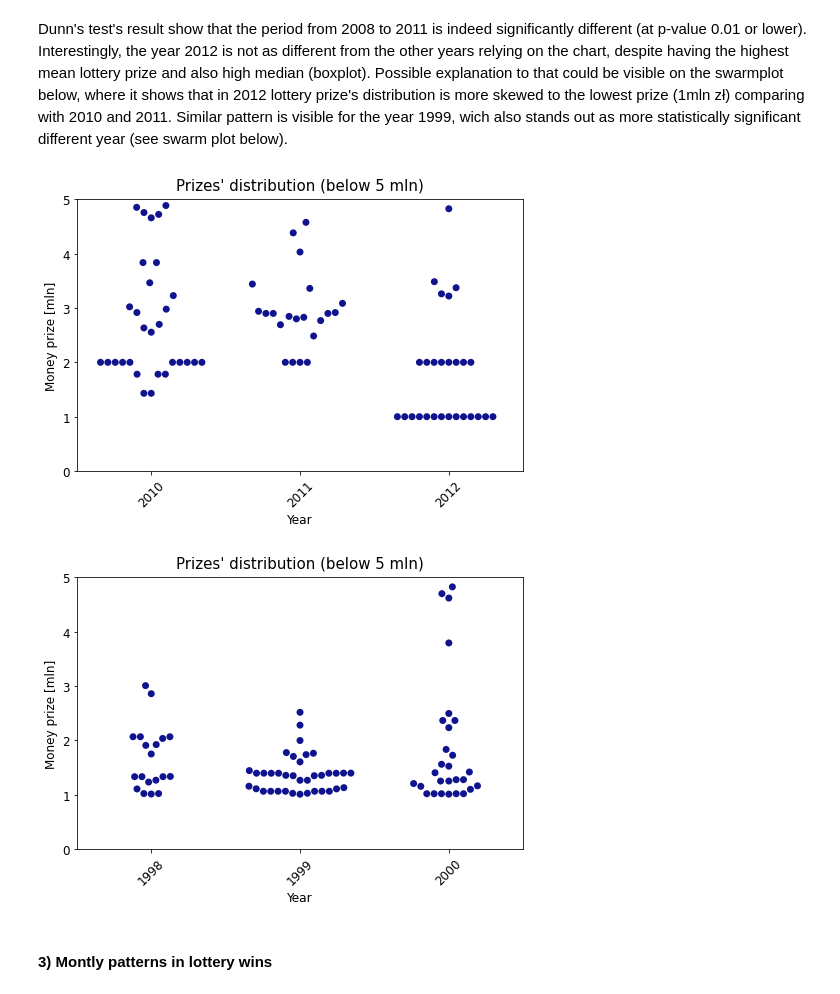
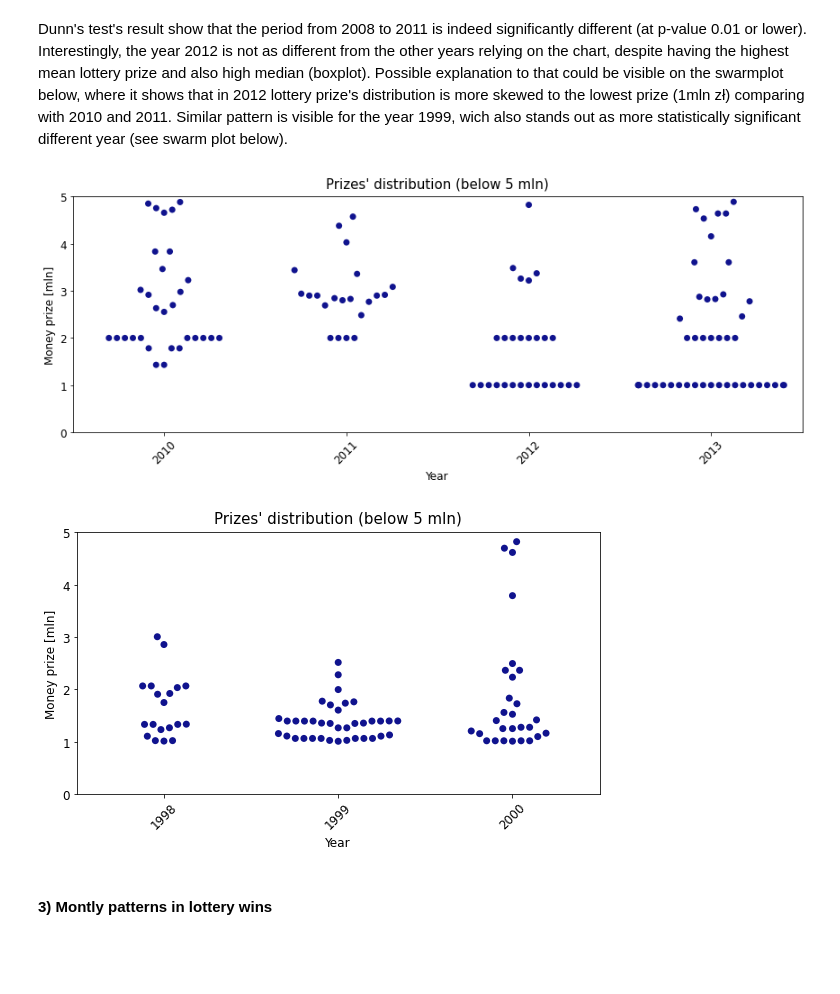
Before and after one commit to piotrsoczewka/Lotto, a Jupyter notebook: Data import and analysis.ipynb, the cells around one changed output. Saved outputs shown, nothing was run; the diff lists cells and outputs as text; code cells hidden in the pictures; blank space fills up the shorter version.

```diff
--- a/Data import and analysis.ipynb
+++ b/Data import and analysis.ipynb
@@ -243,20 +243,22 @@ plt.show()
 Dunn's test's result show that the period from 2008 to 2011 is indeed significantly different (at p-value 0.01 or lower). Interestingly, the year 2012 is not as different from the other years relying on the chart, despite having the highest mean lottery prize and also high median (boxplot). Possible explanation to that could be visible on the swarmplot below, where it shows that in 2012 lottery prize's distribution is more skewed to the lowest prize (1mln zł) comparing with 2010 and 2011. Similar pattern is visible for the year 1999, wich also stands out as more statistically significant different year (see swarm plot below).
 # %%
 fig, ax = plt.subplots()
-fig.set_size_inches([8, 5])
-years = [2010, 2011, 2012]
+fig.set_size_inches([12, 5])
+years = [2010, 2011, 2012, 2013]
 ax = sns.swarmplot(x='year', y='lottery_prize', data=lottery_data[lottery_data['year'].isin(years)],
                    color='#10138E', size=7)
 ax.set_ylim(0, 5000000)
 ax.set_title("Prizes' distribution (below 5 mln)", fontsize=15, pad=10)
 ax.set_xlabel('Year', fontsize=12)
 ax.set_xticklabels(ax.get_xticklabels(), rotation=45, fontsize=12)
 ax.set_ylabel('Money prize [mln]', fontsize=12)
 ax.set_yticklabels(list(range(0,6,1)), fontsize=12)
+
+plt.tight_layout()
 plt.savefig('images/2010-2012_focus.png', dpi=600)
 plt.show()
 # %% [output]
-[figure, old version]
+[figure, new version]
 # %%
 fig, ax = plt.subplots()
 fig.set_size_inches([8, 5])
@@ -269,10 +271,12 @@ ax.set_xlabel('Year', fontsize=12)
 ax.set_xticklabels(ax.get_xticklabels(), rotation=45, fontsize=12)
 ax.set_ylabel('Money prize [mln]', fontsize=12)
 ax.set_yticklabels(list(range(0,6,1)), fontsize=12)
+
+plt.tight_layout()
 plt.savefig('images/1998-2000_focus.png', dpi=600)
 plt.show()
 # %% [output]
-[figure, old version]
+[figure, new version]
 # %%
 # removing columns that won't be necessary
 lottery_data.drop(columns=['year'], inplace=True)
```
Also changed, not shown: 2 other files.
